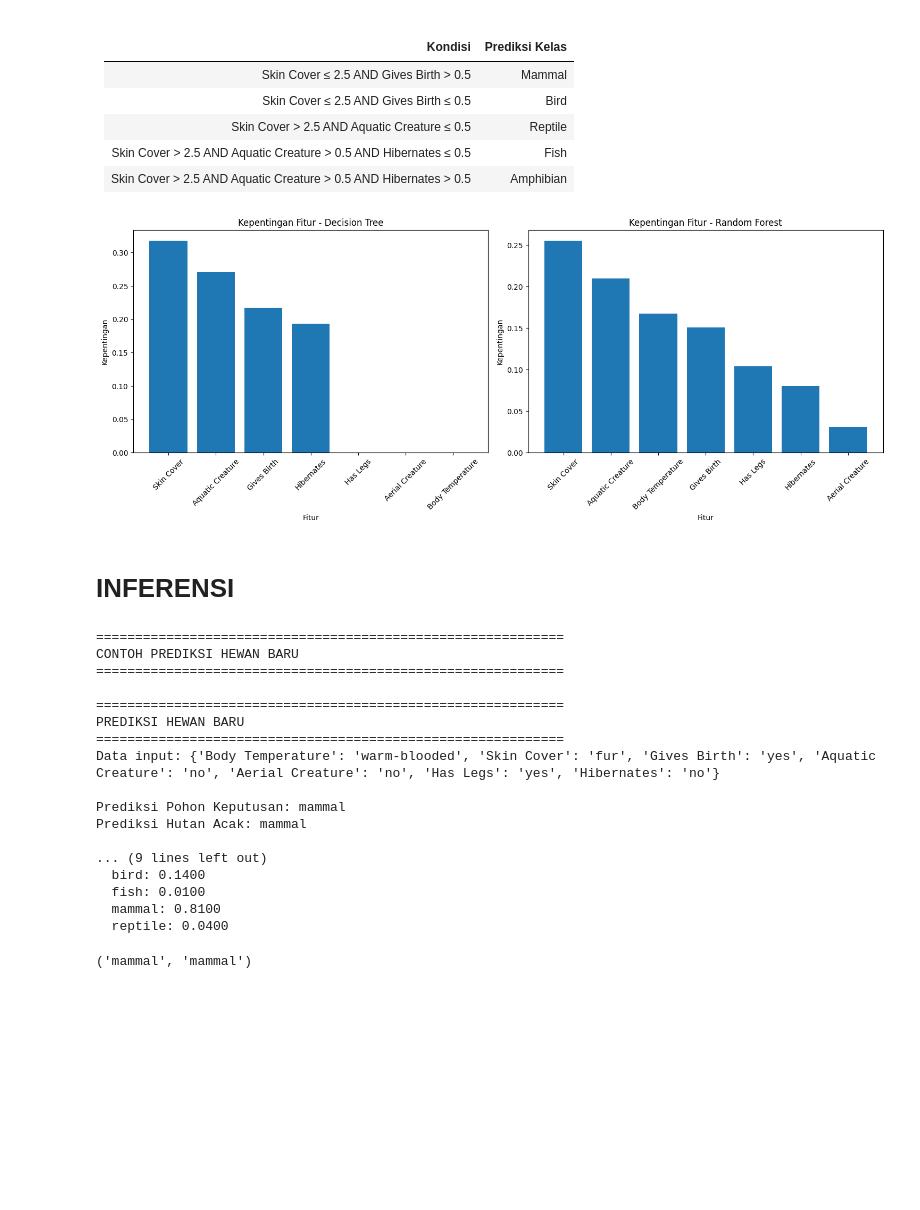
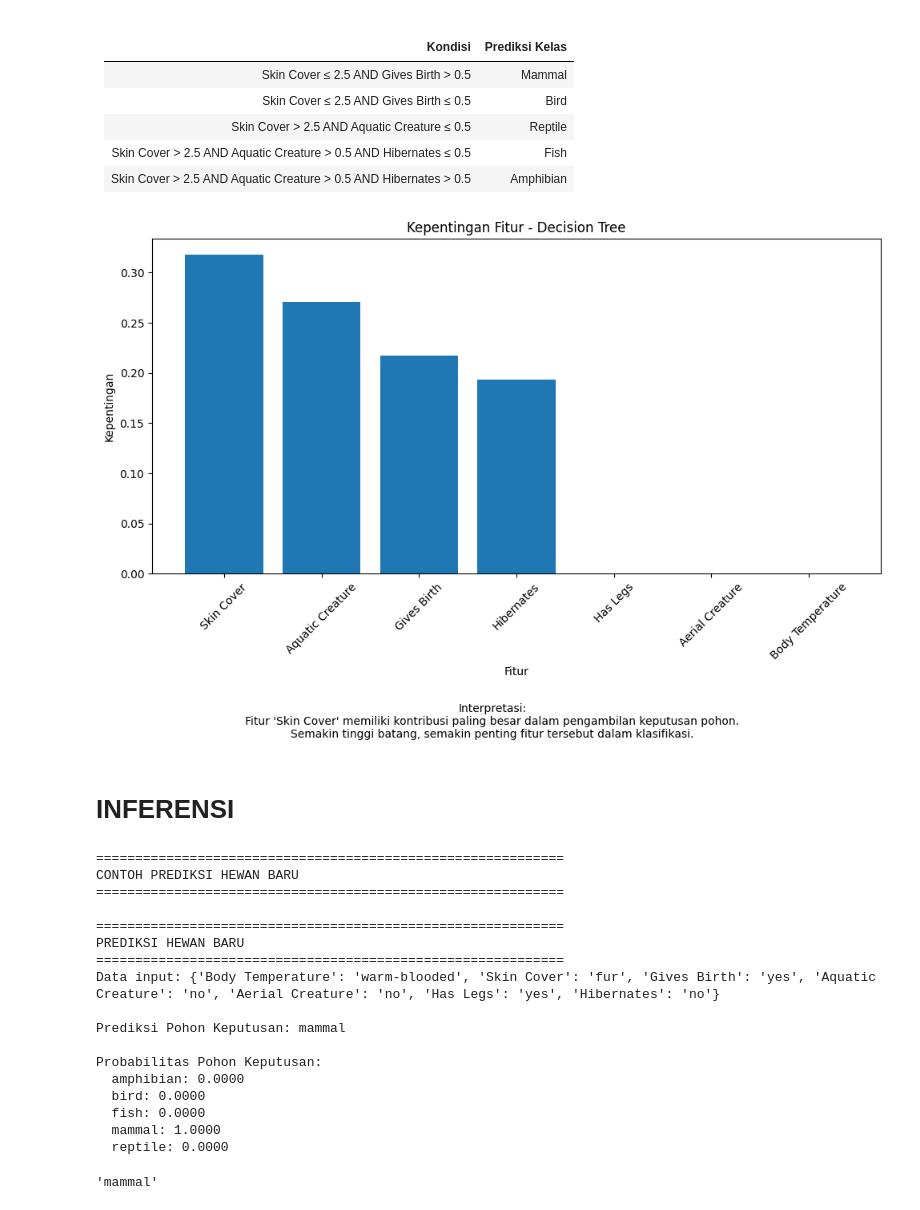
Before and after one commit to robilprogramer/sistem-klasifiksi-decision-tree, a Jupyter notebook: main.ipynb, the cells around one changed output. Cells and saved outputs as stored; diff of their text form; code cells hidden in the pictures; blank space fills up the shorter version.

Commit message:
Perbaikan Model

```diff
--- a/main.ipynb
+++ b/main.ipynb
@@ -501,9 +434,9 @@ tampilkan_pohon_keputusan(model_dt, X, encoder_target)
 | Skin Cover > 2.5 AND Aquatic Creature > 0.5 AND Hibernates ≤ 0.5 | Fish           |
 | Skin Cover > 2.5 AND Aquatic Creature > 0.5 AND Hibernates > 0.5 | Amphibian      |
 # %%
-tampilkan_kepentingan_fitur(model_dt, model_rf, X)
+tampilkan_kepentingan_fitur(model_dt, X)
 # %% [output]
-[figure, old version]
+[figure, new version]
 # %% [markdown]
 # INFERENSI
 # %%
@@ -569,7 +495,7 @@ hewan_kucing = {
         'Has Legs': 'yes',
         'Hibernates': 'no'
     }
-prediksi_hewan_baru(hewan_kucing, model_dt, model_rf, X, encoder_fitur, encoder_target)
+prediksi_hewan_baru(hewan_kucing, model_dt, X, encoder_fitur, encoder_target)
 # %% [output]
 ============================================================
 CONTOH PREDIKSI HEWAN BARU
@@ -581,14 +507,14 @@ PREDIKSI HEWAN BARU
 Data input: {'Body Temperature': 'warm-blooded', 'Skin Cover': 'fur', 'Gives Birth': 'yes', 'Aquatic Creature': 'no', 'Aerial Creature': 'no', 'Has Legs': 'yes', 'Hibernates': 'no'}
 
 Prediksi Pohon Keputusan: mammal
-Prediksi Hutan Acak: mammal
 
-... (9 lines left out)
-  bird: 0.1400
-  fish: 0.0100
-  mammal: 0.8100
-  reptile: 0.0400
+Probabilitas Pohon Keputusan:
+  amphibian: 0.0000
+  bird: 0.0000
+  fish: 0.0000
+  mammal: 1.0000
+  reptile: 0.0000
-('mammal', 'mammal')
+'mammal'
 # %%
 #Burung
 hewan_burung = {
```
Also changed, not shown: parts of 10 cells of this notebook.
